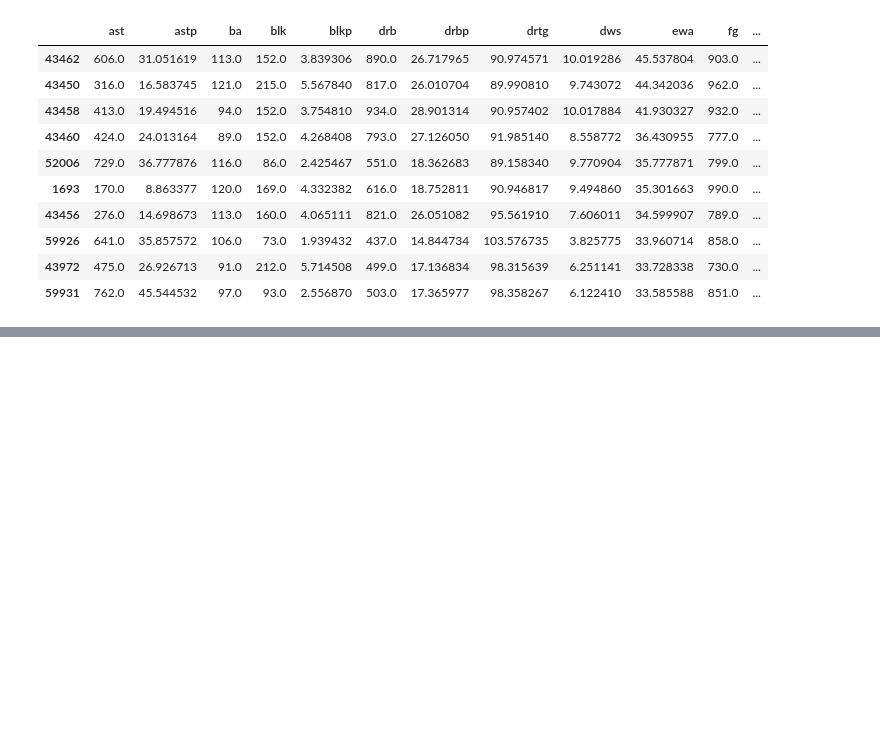
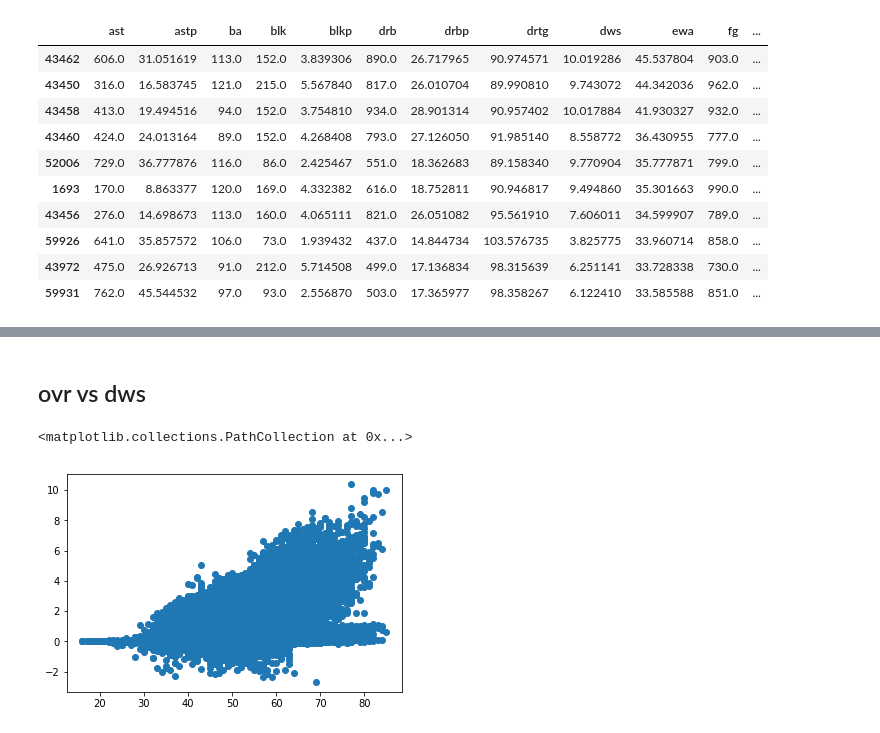
Before and after one commit to aemrich/bbgm_predict, a Jupyter notebook: analysis.ipynb, the cells around one changed output, grey strips where cells are left out. Saved outputs shown, nothing was run; the diff lists cells and outputs as text; code cells hidden in the pictures; blank space fills up the shorter version.

```diff
--- a/analysis.ipynb
+++ b/analysis.ipynb
@@ -86,0 +338,7 @@ dtype: float64
+# %% [markdown]
+## ovr vs dws
+# %%
+plt.scatter(df_ewa_ratings['ovr'], df_ewa_ratings['dws'])
+# %% [output]
+<matplotlib.collections.PathCollection at 0x...>
+[figure, added]
```
Also changed, not shown: parts of 51 cells of this notebook, 1 other file.
